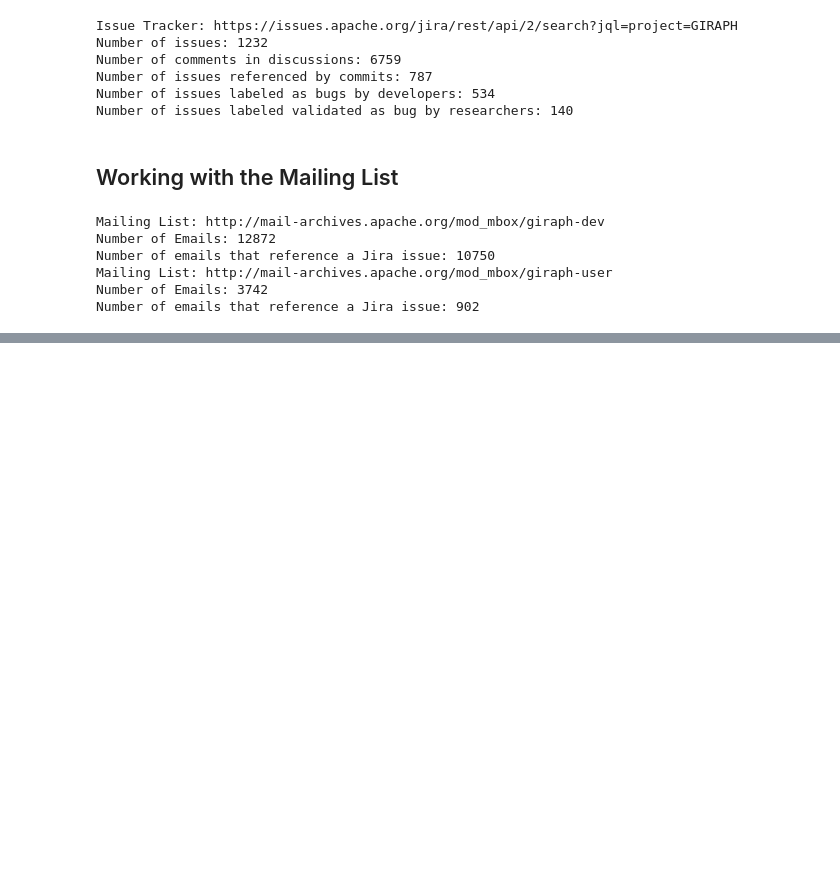
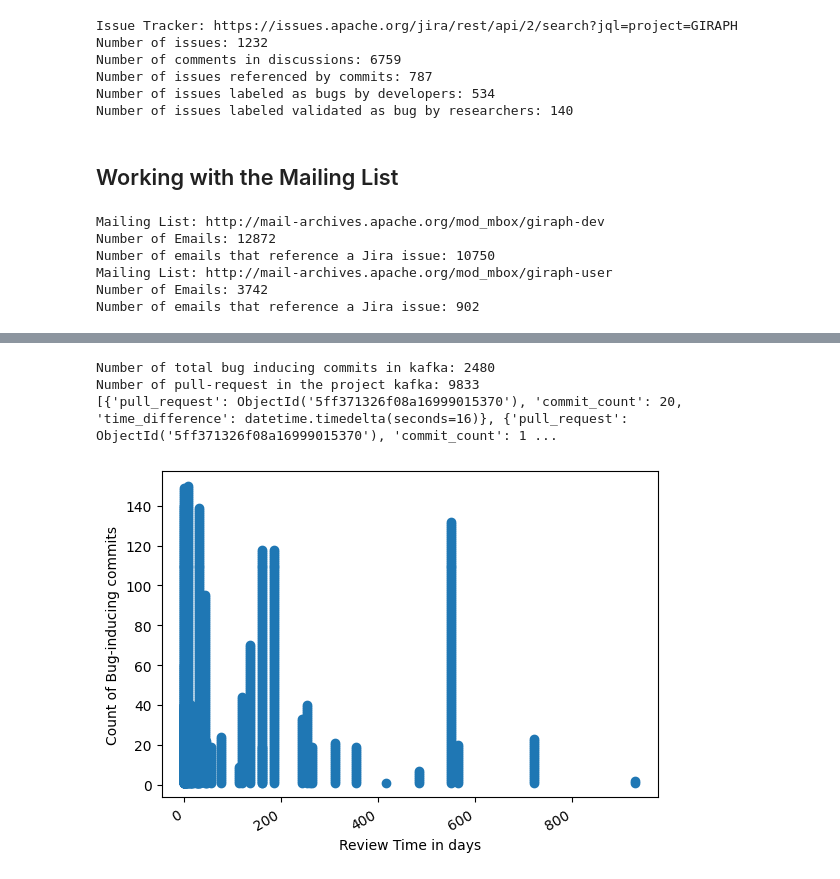
Before and after one commit to Booshra/Mining-Software-Repository-Project, a Jupyter notebook: Example-Notebook.ipynb, the cells around one changed output, grey strips where cells are left out. Cells and saved outputs as stored; diff of their text form; code cells hidden in the pictures; blank space fills up the shorter version.

```diff
--- a/Example-Notebook.ipynb
+++ b/Example-Notebook.ipynb
@@ -238,0 +292,40 @@ Number of emails that reference a Jira issue: 902
+# %%
+from pycoshark.mongomodels import PullRequest, PullRequestCommit
+print("Number of total bug inducing commits in kafka: " + str(len(commit_id_k)))
+pull_request_system_k = PullRequestSystem.objects(project_id=kafka.id).get()
+pr_k = PullRequest.objects(pull_request_system_id=pull_request_system_k.id)
+print("Number of pull-request in the project kafka: " + str(pr_k.count()))
+
+my_dict_kafka = []
+for item in pr_k:
+    pr_commit_k = PullRequestCommit.objects(pull_request_id=item.id)
+    for value in pr_commit_k:
+        if value.commit_id in commit_id_k:
+
+            for key in my_dict_kafka:
+                if key["pull_request"] == item.id:
+                    key["commit_count"] += 1
+            else:
+                dict = {"pull_request":item.id,
+                       "commit_count": 1,
+                       "time_difference": item.updated_at - item.created_at}
+                my_dict_kafka.append(dict)
+print(my_dict_kafka)
+# %% [output]
+Number of total bug inducing commits in kafka: 2480
+Number of pull-request in the project kafka: 9833
+[{'pull_request': ObjectId('5ff371326f08a16999015370'), 'commit_count': 20, 'time_difference': datetime.timedelta(seconds=16)}, {'pull_request': ObjectId('5ff371326f08a16999015370'), 'commit_count': 1 ...
+# %%
+x = []
+y = []
+for item in my_dict_kafka:
+    x.append(item["time_difference"].days)
+    y.append(item["commit_count"])
+
+plt.scatter(x,y)
+plt.gcf().autofmt_xdate()
+plt.xlabel("Review Time in days")
+plt.ylabel("Count of Bug-inducing commits")
+plt.show()
+# %% [output]
+[figure, added]
```
Also changed, not shown: parts of 6 cells of this notebook, 6 other files.
